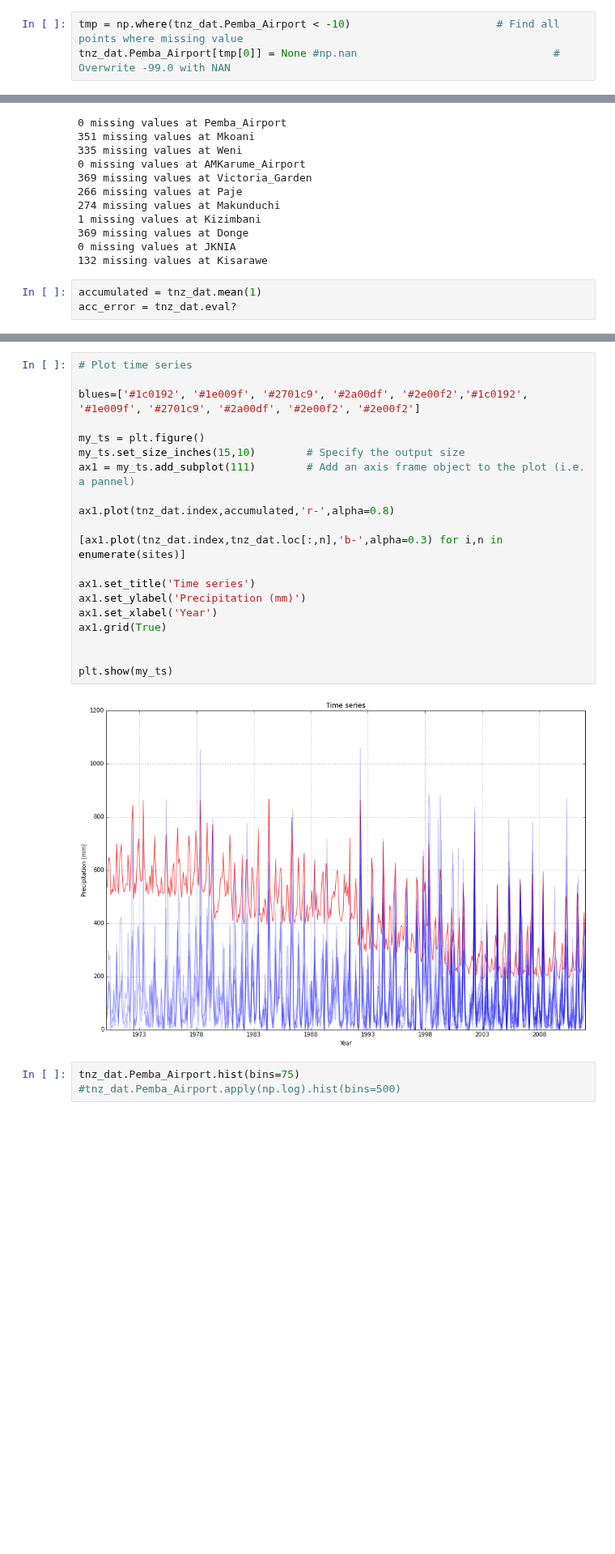
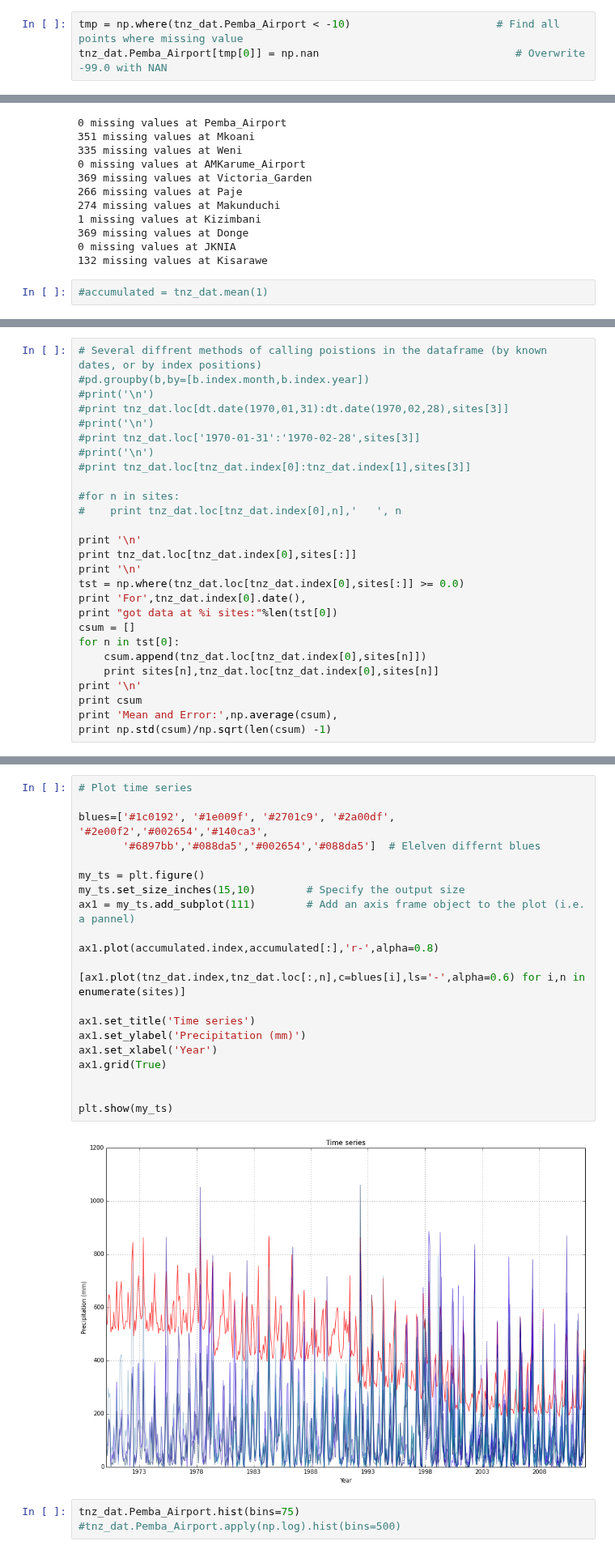
Before and after one commit to benlaken/Nbks, a Jupyter notebook: Precipitation_Tanzania.ipynb, the cells around one changed output, grey strips where cells are left out. Shown at 81% size. Saved outputs shown, nothing was run; the diff lists cells and outputs as text; blank space fills up the shorter version.

```diff
--- a/Precipitation_Tanzania.ipynb
+++ b/Precipitation_Tanzania.ipynb
@@ -21,7 +21,7 @@ tnz_dat = pd.read_csv('http://files.benlaken.com/documents/Iddi_precip.csv')
 tnz_dat.index = pd.date_range('19700101', '20111231', freq='M')   # Set a pd.timeobject as an index
 # %%
 tmp = np.where(tnz_dat.Pemba_Airport < -10)                       # Find all points where missing value
-tnz_dat.Pemba_Airport[tmp[0]] = None #np.nan                               # Overwrite -99.0 with NAN
+tnz_dat.Pemba_Airport[tmp[0]] = np.nan                               # Overwrite -99.0 with NAN
 # %%
 sites=list(tnz_dat)  # List object of the site names
 sites = sites[2:]
@@ -44,5 +44,4 @@ for n in sites:
 0 missing values at JKNIA
 132 missing values at Kisarawe
 # %%
-accumulated = tnz_dat.mean(1)
-acc_error = tnz_dat.eval?
+#accumulated = tnz_dat.mean(1)
@@ -72,0 +53,27 @@ Freq: M, Length: 504
+# %%
+# Several diffrent methods of calling poistions in the dataframe (by known dates, or by index positions)
+#pd.groupby(b,by=[b.index.month,b.index.year])
+#print('\n')
+#print tnz_dat.loc[dt.date(1970,01,31):dt.date(1970,02,28),sites[3]]
+#print('\n')
+#print tnz_dat.loc['1970-01-31':'1970-02-28',sites[3]]
+#print('\n')
+#print tnz_dat.loc[tnz_dat.index[0]:tnz_dat.index[1],sites[3]]
+
+#for n in sites:
+#    print tnz_dat.loc[tnz_dat.index[0],n],'   ', n
+
+print '\n'
+print tnz_dat.loc[tnz_dat.index[0],sites[:]]
+print '\n'
+tst = np.where(tnz_dat.loc[tnz_dat.index[0],sites[:]] >= 0.0)
+print 'For',tnz_dat.index[0].date(),
+print "got data at %i sites:"%len(tst[0])
+csum = []
+for n in tst[0]:
+    csum.append(tnz_dat.loc[tnz_dat.index[0],sites[n]])
+    print sites[n],tnz_dat.loc[tnz_dat.index[0],sites[n]]
+print '\n'
+print csum
+print 'Mean and Error:',np.average(csum),
+print np.std(csum)/np.sqrt(len(csum) -1)
@@ -73,25 +98,26 @@ Freq: M, Length: 504
 # %%
 # Plot time series
 
-blues=['#1c0192', '#1e009f', '#2701c9', '#2a00df', '#2e00f2','#1c0192', '#1e009f', '#2701c9', '#2a00df', '#2e00f2', '#2e00f2']
+blues=['#1c0192', '#1e009f', '#2701c9', '#2a00df', '#2e00f2','#002654','#140ca3',
+       '#6897bb','#088da5','#002654','#088da5']  # Elelven differnt blues
 
 my_ts = plt.figure()
 my_ts.set_size_inches(15,10)        # Specify the output size
 ax1 = my_ts.add_subplot(111)        # Add an axis frame object to the plot (i.e. a pannel)
 
-ax1.plot(tnz_dat.index,accumulated,'r-',alpha=0.8)
+ax1.plot(accumulated.index,accumulated[:],'r-',alpha=0.8)
 
-[ax1.plot(tnz_dat.index,tnz_dat.loc[:,n],'b-',alpha=0.3) for i,n in enumerate(sites)]
+[ax1.plot(tnz_dat.index,tnz_dat.loc[:,n],c=blues[i],ls='-',alpha=0.6) for i,n in enumerate(sites)]
 
 ax1.set_title('Time series')
 ax1.set_ylabel('Precipitation (mm)')
 ax1.set_xlabel('Year')
 ax1.grid(True)
 
 
 plt.show(my_ts)
 # %% [output]
-[figure, old version]
+[figure, new version]
 # %%
 tnz_dat.Pemba_Airport.hist(bins=75)
 #tnz_dat.Pemba_Airport.apply(np.log).hist(bins=500)
```
Also changed, not shown: parts of 6 cells of this notebook.
